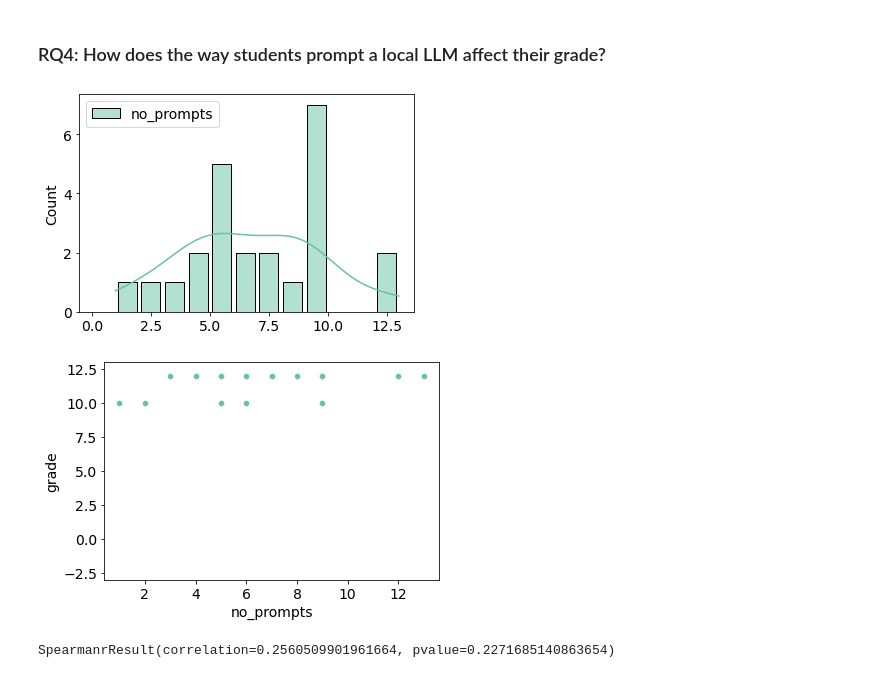
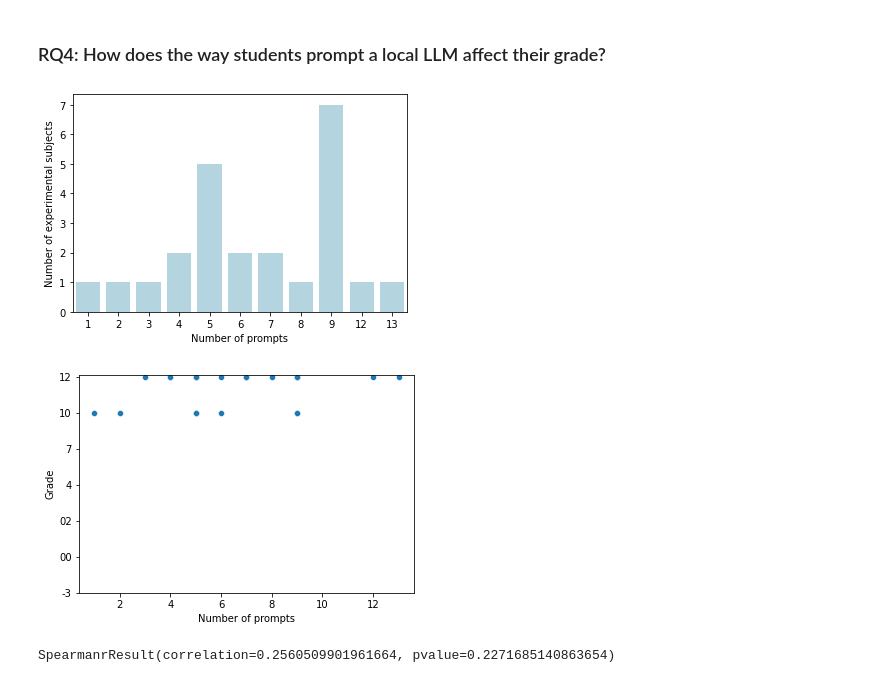
Before and after one commit to HelgeCPH/local_llm_experiment_setup, a Jupyter notebook: Analysis.ipynb, the cells around one changed output. Drawn from its saved outputs; the diff is of its cells as text; code cells hidden in the pictures.

```diff
--- a/Analysis.ipynb
+++ b/Analysis.ipynb
@@ -489,16 +436,17 @@ def map_grade_to_str_label(danish_grade):
 # %%
-df["grade_label"] = df.grade.apply(map_grade_to_str_label)
-df_grades_with_treatment = df[df.llm_support == True].groupby("experiment_subject")["numerical_grade"].first().reset_index()
+df_grades_with_treatment = df[df.llm_support == True].groupby("experiment_subject")["grade"].first().reset_index()
 df_grades_with_treatment["treatment"] = "with treatment"
-df_grades_wo_treatment = df[df.llm_support == False].groupby("experiment_subject")["numerical_grade"].first().reset_index()
+df_grades_wo_treatment = df[df.llm_support == False].groupby("experiment_subject")["grade"].first().reset_index()
 df_grades_wo_treatment["treatment"] = "without treatment"
 
-#df_grades = pd.merge(df_grades_with_treatment, df_grades_wo_treatment, on="experiment_subject") # , left_index=True, right_index=True)
 df_grades = pd.concat((df_grades_with_treatment, df_grades_wo_treatment), axis=0, ignore_index=True)
-#df_grades.rename(columns={"numerical_grade_x": "with treatment", "numerical_grade_y": "without treatment"}, inplace=True)
 df_grades.drop(columns=["experiment_subject"], inplace=True)
-df_grades
-p = sns.histplot(data=df_grades, x="numerical_grade", hue="treatment", multiple="dodge", kde=True,  shrink=.8)
-p.set_xticks(range(7), labels=["-3", "00", "02", "4", "7", "10", "12"])
-plt.savefig("images/grade_comparison.pdf", bbox_inches="tight")
+
+df_grades["group"] = df_grades.grade.apply(lambda el: grade_map[el])
+p1 = sns.boxplot(data=df_grades, x="treatment", y="group", boxprops={"facecolor": "None"})
+p2 = sns.swarmplot(data=df_grades, x="treatment", y="group", zorder=.5)
+p1.set(xlabel=None)
+p1.set(ylabel="Grade")
+p1.set_yticks(range(7), labels=["-3", "00", "02", "4", "7", "10", "12"])
+plt.savefig("images/grade_comparison_boxplot.pdf", bbox_inches="tight")
 # %% [output]
@@ -530,15 +453,0 @@ tips
-# %%
-df_grades_with_treatment = df[df.llm_support == True].groupby("experiment_subject")["grade"].first().reset_index()
-df_grades_with_treatment["treatment"] = "with treatment"
-df_grades_wo_treatment = df[df.llm_support == False].groupby("experiment_subject")["grade"].first().reset_index()
-df_grades_wo_treatment["treatment"] = "without treatment"
-
-df_grades = pd.concat((df_grades_with_treatment, df_grades_wo_treatment), axis=0, ignore_index=True)
-df_grades.drop(columns=["experiment_subject"], inplace=True)
-
-df_grades["numerical_grade"] = df_grades.grade.apply(map_grade)
-p1 = sns.boxplot(data=df_grades, x="treatment", y="numerical_grade", boxprops={"facecolor": "None"})
-p2 = sns.swarmplot(data=df_grades, x="treatment", y="numerical_grade", zorder=.5)
-p1.set(xlabel=None)
-p1.set(ylabel="Grade")
-p1.set_yticks(range(7), labels=["-3", "00", "02", "4", "7", "10", "12"])
@@ -584,21 +487,25 @@ compute_improvement_pct(df_grades)
 # %%
 df_prompts = df[df.llm_support == True].groupby("experiment_subject")["no_prompts"].sum().reset_index()
 df_prompts.drop(columns=["experiment_subject"], inplace=True)
-
-sns.histplot(df_prompts, color='blue', multiple="dodge", kde=True,
-             binrange=(0, df_prompts.no_prompts.max()), binwidth=1, shrink=.8)
+df_prompts.no_prompts = df_prompts.no_prompts.astype(int)
+p = sns.countplot(data=df_prompts, x="no_prompts", color="lightblue")
+p.set(xlabel="Number of prompts", ylabel="Number of experimental subjects")
 plt.savefig("images/prompt_histogram.pdf", bbox_inches="tight")
 # %% [output]
-[figure, old version]
+[figure, new version]
 # %%
 df_prompts = df[df.llm_support == True].groupby("experiment_subject")["no_prompts"].sum().reset_index()
 df_prompts_grades = pd.merge(df_prompts, df_grades_with_treatment, on="experiment_subject")
 df_prompts_grades.drop(columns=["experiment_subject"], inplace=True)
-sns.scatterplot(data=df_prompts_grades, x="no_prompts", y="grade")
-plt.ylim(-3, 13)
+
+df_prompts_grades["group"] = df_prompts_grades.grade.apply(lambda el: grade_map[el])
+
+p = sns.scatterplot(data=df_prompts_grades, x="no_prompts", y="group")
+p.set(xlabel = "Number of prompts", ylabel="Grade")
+p.set_yticks(range(7), labels=["-3", "00", "02", "4", "7", "10", "12"])
 plt.savefig("images/grade_prompt_comparison.pdf", bbox_inches="tight")
 # %% [output]
-[figure, old version]
+[figure, new version]
 # %%
 spearmanr(df_prompts_grades.no_prompts, df_prompts_grades.grade)
 # %% [output]
```
Also changed, not shown: parts of 26 cells of this notebook, 10 other files.
